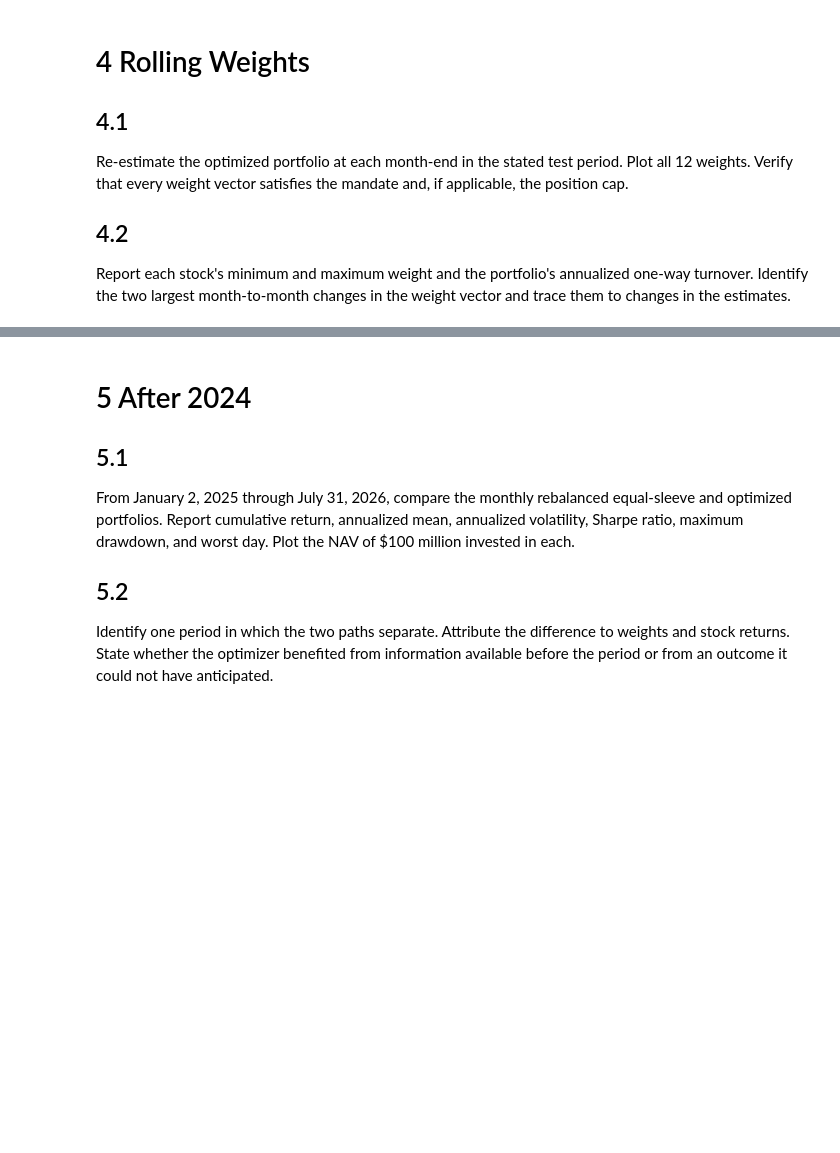
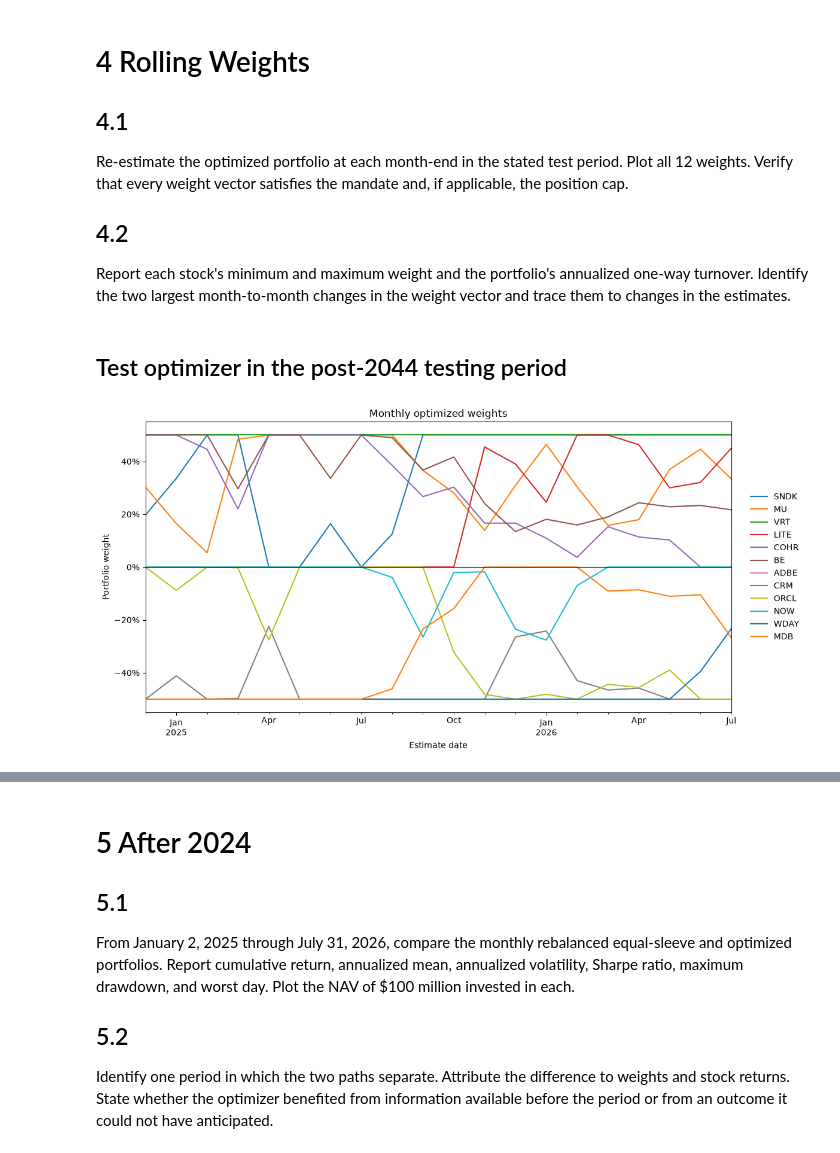
Before and after one commit to samLeung24/leveraged-awareness, a Jupyter notebook: situational_awareness_portfolio.ipynb, the cells around one changed output, grey strips where cells are left out. Saved outputs shown, nothing was run; the diff lists cells and outputs as text; code cells hidden in the pictures; blank space fills up the shorter version.

```diff
--- a/situational_awareness_portfolio.ipynb
+++ b/situational_awareness_portfolio.ipynb
@@ -729,3 +729,52 @@ Re-estimate the optimized portfolio at each month-end in the stated test period.
 ## 4.2
 
 Report each stock's minimum and maximum weight and the portfolio's annualized one-way turnover. Identify the two largest month-to-month changes in the weight vector and trace them to changes in the estimates.
+# %% [markdown]
+## Test optimizer in the post-2044 testing period
+# %%
+import matplotlib.pyplot as plt
+from matplotlib.ticker import PercentFormatter
+
+test_index = returns.loc[AS_OF:'2026-07-31'].index
+estimate_dates = pd.Series(test_index, index=test_index).groupby(test_index.to_period('M')).max()
+
+rolling_weights, rolling_success = {}, {}
+for date in estimate_dates:
+    window = returns.loc[:date, tickers].tail(WINDOW)
+    mu = window.mean() * TRADING_DAYS
+    sigma = window.cov() * TRADING_DAYS
+    obj = lambda w: -(mu @ w) / np.sqrt(w @ sigma @ w)
+    sol = minimize(obj, w0, method=METHOD, bounds=bounds, constraints=cons, tol=TOL)
+    rolling_weights[date], rolling_success[date] = sol.x, sol.success
+
+rolling_weights = pd.DataFrame(rolling_weights, index=tickers).T
+
+ax = rolling_weights.plot(figsize=(12, 6), title='Monthly optimized weights')
+ax.set(xlabel='Estimate date', ylabel='Portfolio weight')
+ax.yaxis.set_major_formatter(PercentFormatter(1))
+ax.axhline(0, color='black', linewidth=0.8)
+ax.legend(loc='center left', bbox_to_anchor=(1.02, 0.5), frameon=False)
+plt.tight_layout()
+plt.show()
+
+def report_mandate_violations(weights, success, tol=1e-8):
+    for date, w in weights.iterrows():
+        violations = []
+        if not success[date]:
+            violations.append('optimization failed')
+        if not np.isclose(w[islong].sum(), LONG_BUDGET, atol=tol):
+            violations.append('long exposure')
+        if not np.isclose(w[~islong].sum(), SHORT_BUDGET, atol=tol):
+            violations.append('short exposure')
+        if not np.isclose(w.abs().sum(), 4, atol=tol):
+            violations.append('gross exposure')
+        if not np.isclose(w.sum(), 0, atol=tol):
+            violations.append('net exposure')
+        if w.abs().max() > CAP + tol:
+            violations.append('position cap')
+        if violations:
+            print(f'{date:%Y-%m-%d}: {", ".join(violations)}')
+
+report_mandate_violations(rolling_weights, rolling_success)
+# %% [output]
+[figure, added]
```
Also changed, not shown: parts of 2 cells of this notebook.
